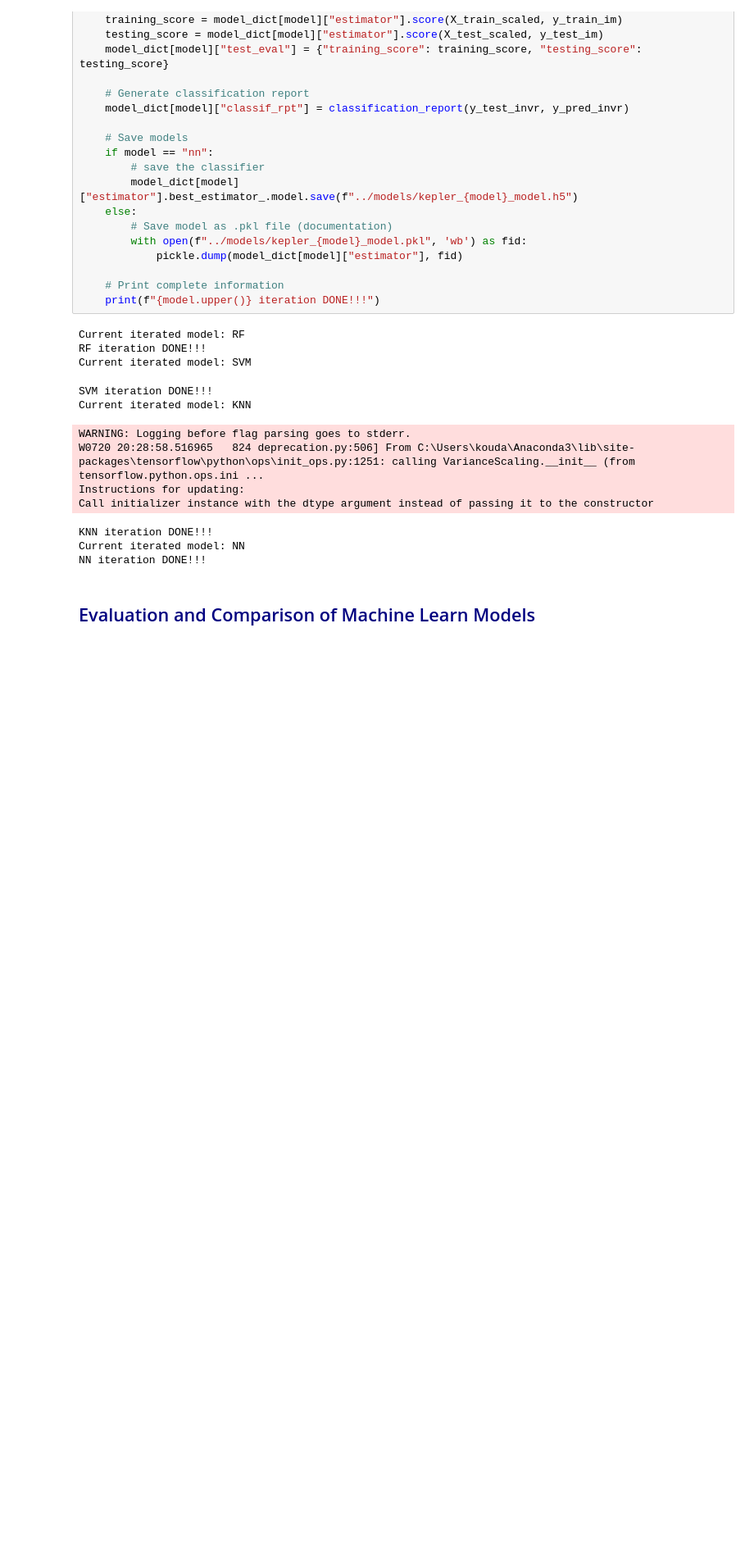
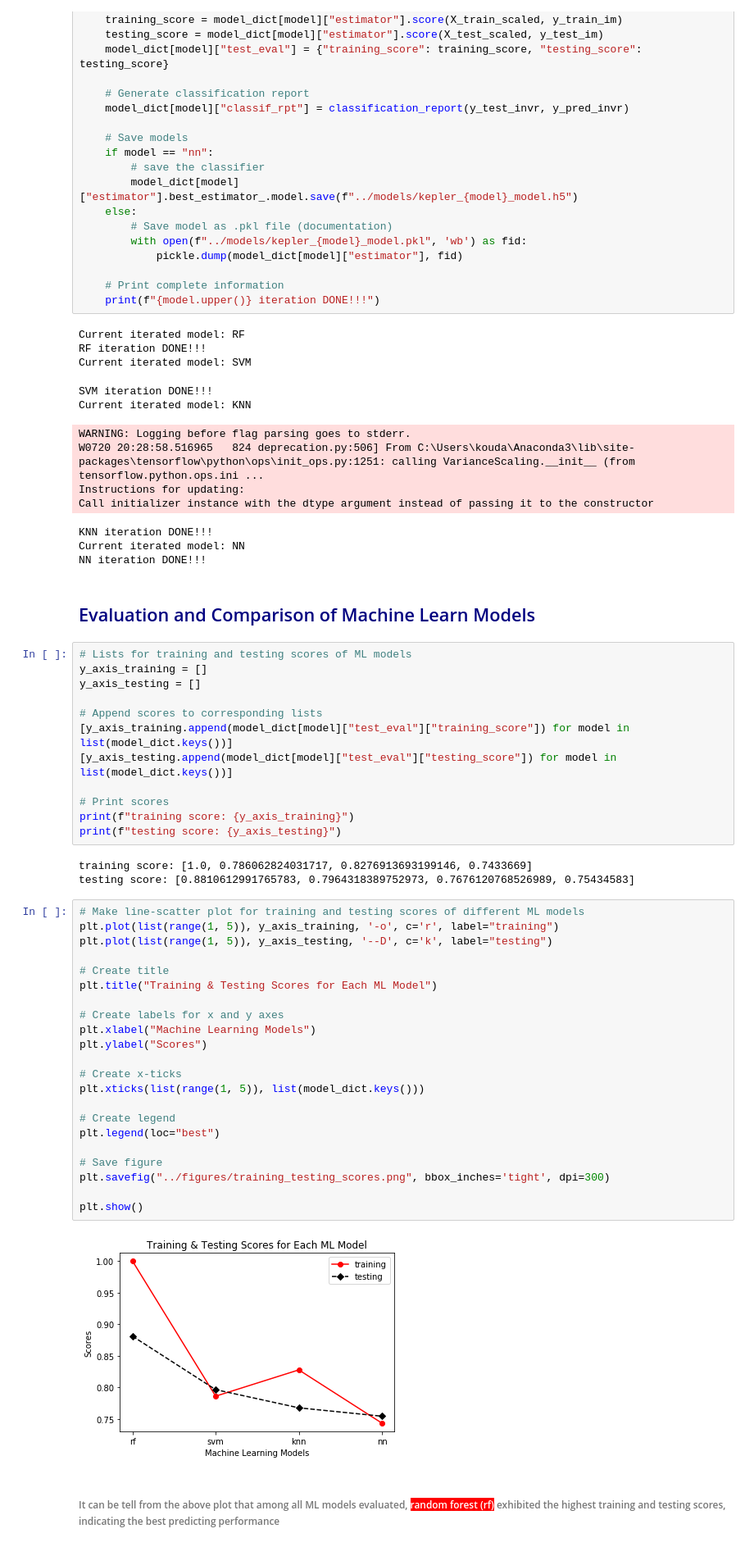
Before and after one commit to koudash/Exoplanet-Exploration, a Jupyter notebook: notebook/kepler_go.ipynb, the cells around one changed output. Shown at 82% size. Cells and saved outputs as stored; diff of their text form; blank space fills up the shorter version.

Commit message:
evaluation and comparision over all ML models done

```diff
--- a/notebook/kepler_go.ipynb
+++ b/notebook/kepler_go.ipynb
@@ -363,3 +367,44 @@ Current iterated model: NN
 NN iteration DONE!!!
 # %% [markdown]
 ## <font color="navy">Evaluation and Comparison of Machine Learn Models</font>
+# %%
+# Lists for training and testing scores of ML models
+y_axis_training = []
+y_axis_testing = []
+
+# Append scores to corresponding lists
+[y_axis_training.append(model_dict[model]["test_eval"]["training_score"]) for model in list(model_dict.keys())]
+[y_axis_testing.append(model_dict[model]["test_eval"]["testing_score"]) for model in list(model_dict.keys())]
+
+# Print scores
+print(f"training score: {y_axis_training}")
+print(f"testing score: {y_axis_testing}")
+# %% [output]
+training score: [1.0, 0.786062824031717, 0.8276913693199146, 0.7433669]
+testing score: [0.8810612991765783, 0.7964318389752973, 0.7676120768526989, 0.75434583]
+# %%
+# Make line-scatter plot for training and testing scores of different ML models
+plt.plot(list(range(1, 5)), y_axis_training, '-o', c='r', label="training")
+plt.plot(list(range(1, 5)), y_axis_testing, '--D', c='k', label="testing")
+
+# Create title
+plt.title("Training & Testing Scores for Each ML Model")
+
+# Create labels for x and y axes
+plt.xlabel("Machine Learning Models")
+plt.ylabel("Scores")
+
+# Create x-ticks
+plt.xticks(list(range(1, 5)), list(model_dict.keys()))
+
+# Create legend
+plt.legend(loc="best")
+
+# Save figure
+plt.savefig("../figures/training_testing_scores.png", bbox_inches='tight', dpi=300)
+
+plt.show()
+# %% [output]
+[figure, added]
+# %% [markdown]
+###### It can be tell from the above plot that among all ML models evaluated, <span style="background-color:red; color:white">random forest (rf)</span> exhibited the highest training and testing scores, indicating the best predicting performance
```
Also changed, not shown: parts of 12 cells of this notebook, 5 other files.
